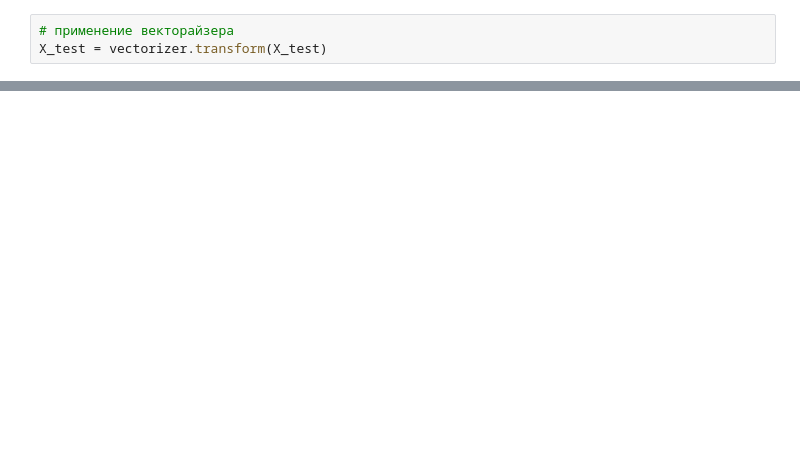
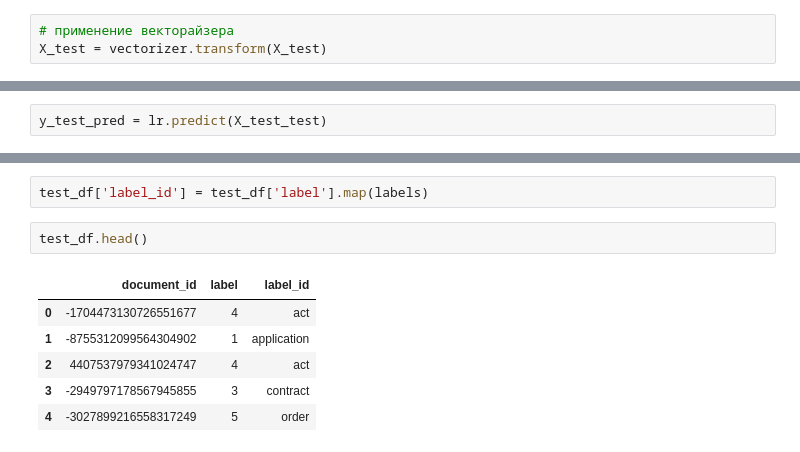
Before and after one commit to RuslanLat/arbitration, a Jupyter notebook: eda/model.ipynb, the cells around one changed output, grey strips where cells are left out. Drawn from its saved outputs; the diff is of its cells as text; blank space fills up the shorter version.

```diff
--- a/eda/model.ipynb
+++ b/eda/model.ipynb
@@ -228,0 +290,2 @@ labels[str(class_number)]
+# %%
+y_test_pred = lr.predict(X_test_test)
@@ -228,0 +310,11 @@ labels[str(class_number)]
+# %%
+test_df['label_id'] = test_df['label'].map(labels)
+# %%
+test_df.head()
+# %% [output]
+|  | document_id | label | label_id |
+| 0 | -1704473130726551677 | 4 | act |
+| 1 | -8755312099564304902 | 1 | application |
+| 2 | 4407537979341024747 | 4 | act |
+| 3 | -2949797178567945855 | 3 | contract |
+| 4 | -3027899216558317249 | 5 | order |
```
Also changed, not shown: parts of 21 cells of this notebook, 5 other files.
